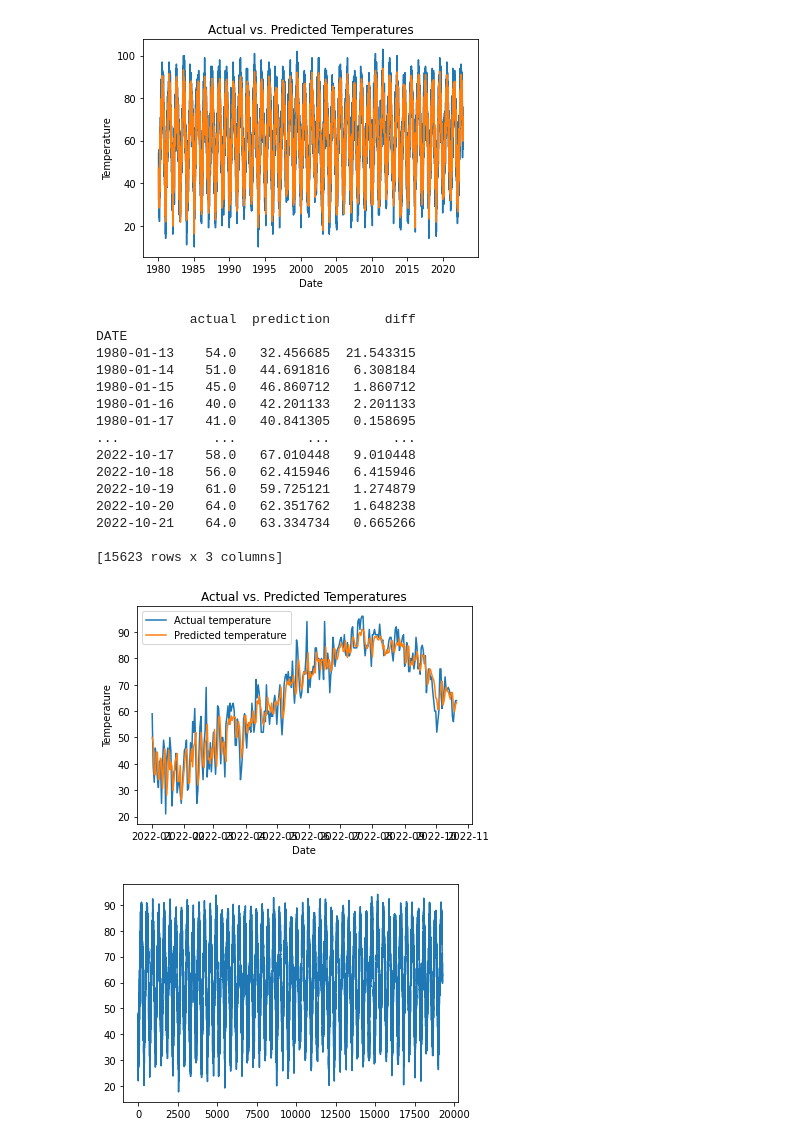
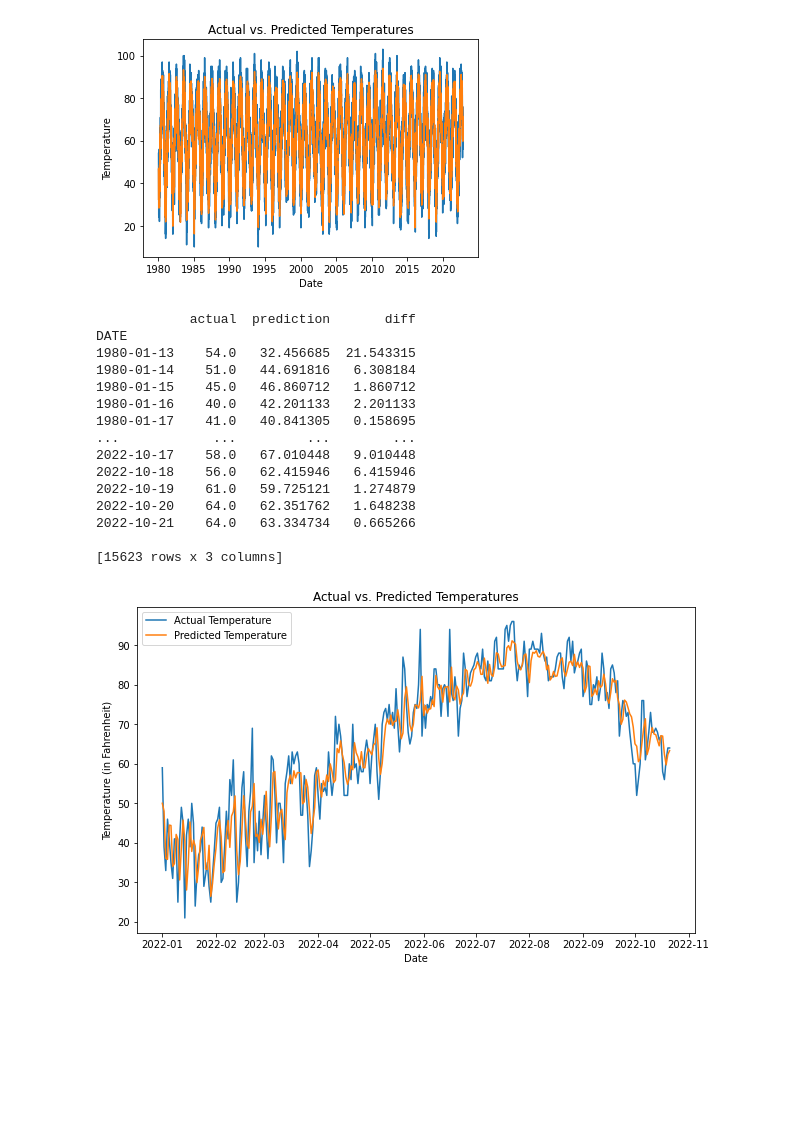
Before and after one commit to FarisPalayi/project-ml, a Jupyter notebook: weather-forecast/forecast.ipynb, the cells around one changed output. Drawn from its saved outputs; the diff is of its cells as text; code cells hidden in the pictures; blank space fills up the shorter version.

```diff
--- a/weather-forecast/forecast.ipynb
+++ b/weather-forecast/forecast.ipynb
@@ -165,36 +165,29 @@ plt.show()
 # %% [output]
 [figure]
 # %%
-plt.plot(predictions["actual"]["2022"], label="Actual temperature")
-plt.plot(predictions["prediction"]["2022"], label="Predicted temperature")
+plt.figure(figsize=(10, 6))
+plt.plot(predictions["actual"]["2022"], label="Actual Temperature")
+plt.plot(predictions["prediction"]["2022"], label="Predicted Temperature")
 print(predictions)
 plt.xlabel("Date")
-plt.ylabel("Temperature")
+plt.ylabel("Temperature (in Fahrenheit)")
 plt.title("Actual vs. Predicted Temperatures")
 plt.legend()
 plt.show()
 # %% [output]
             actual  prediction       diff
 DATE
 1980-01-13    54.0   32.456685  21.543315
 1980-01-14    51.0   44.691816   6.308184
 1980-01-15    45.0   46.860712   1.860712
 1980-01-16    40.0   42.201133   2.201133
 1980-01-17    41.0   40.841305   0.158695
 ...            ...         ...        ...
 2022-10-17    58.0   67.010448   9.010448
 2022-10-18    56.0   62.415946   6.415946
 2022-10-19    61.0   59.725121   1.274879
 2022-10-20    64.0   62.351762   1.648238
 2022-10-21    64.0   63.334734   0.665266
 
 [15623 rows x 3 columns]
-[figure, old version]
+[figure, new version]
-# %%
-new_pred = rr.predict(weather[predictors])
-plt.plot(new_pred)
-new_pred = pd.Series(new_pred, index=weather[predictors].index)
-# plt.plot(predictions["prediction"])
-plt.show()
-# %% [output]
-[figure, removed]
```
Also changed, not shown: parts of 2 cells of this notebook, 4 other files.
